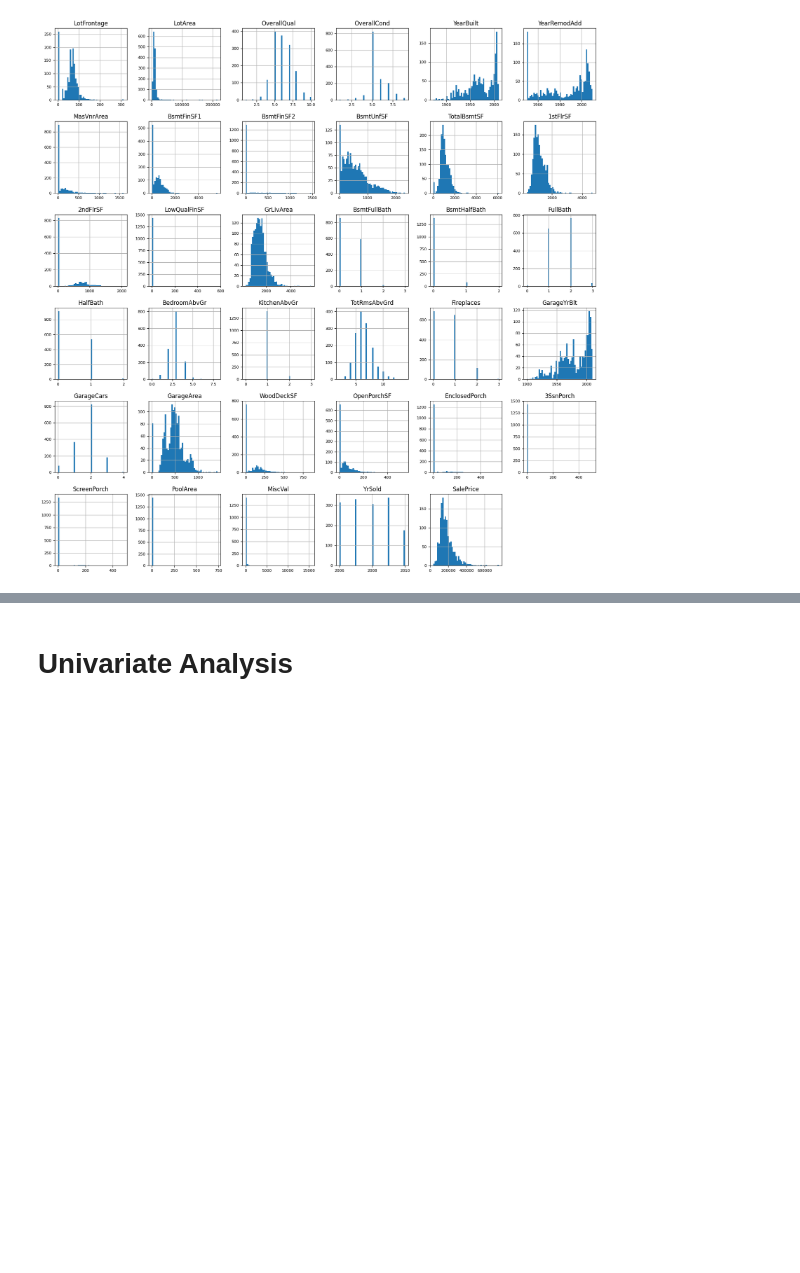
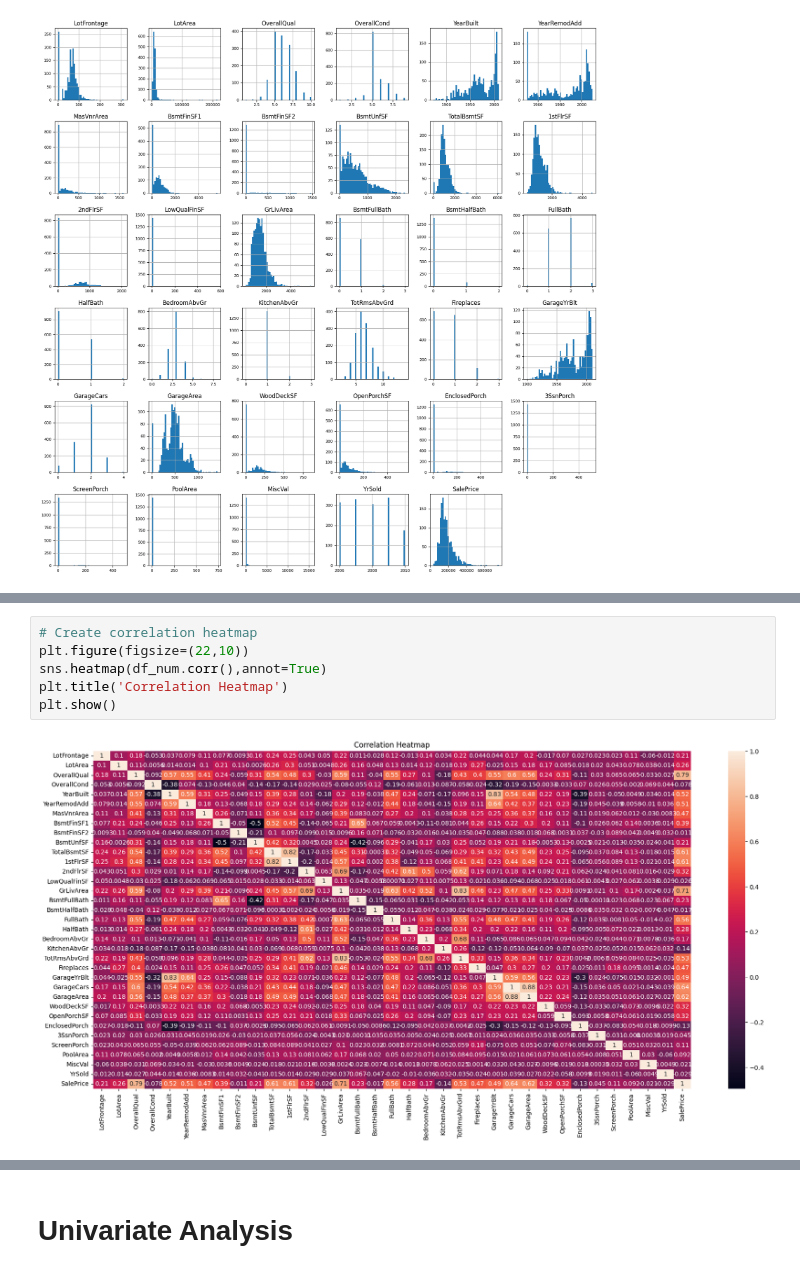
Before and after one commit to Meenakshigupta6527/EDA-for-Real-Estate-Pricing, a Jupyter notebook: Exploratory_Data_Analysis_for_Real_Estate_Pricing.ipynb, the cells around one changed output, grey strips where cells are left out. Saved outputs shown, nothing was run; the diff lists cells and outputs as text; blank space fills up the shorter version.

```diff
--- a/Exploratory_Data_Analysis_for_Real_Estate_Pricing.ipynb
+++ b/Exploratory_Data_Analysis_for_Real_Estate_Pricing.ipynb
@@ -289,0 +460,8 @@ df_num.hist(figsize=(20,20), bins=50, xlabelsize=8, ylabelsize=8);
+# %%
+# Create correlation heatmap
+plt.figure(figsize=(22,10))
+sns.heatmap(df_num.corr(),annot=True)
+plt.title('Correlation Heatmap')
+plt.show()
+# %% [output]
+[figure, added]
```
Also changed, not shown: parts of 56 cells of this notebook.
